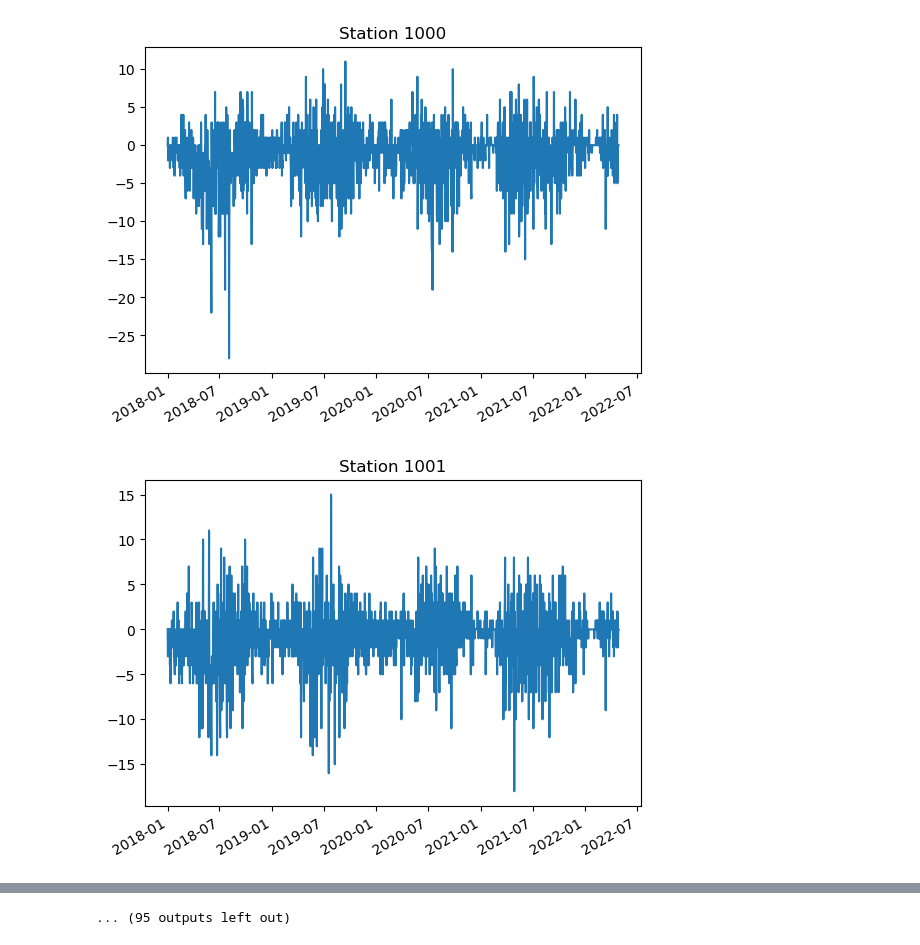
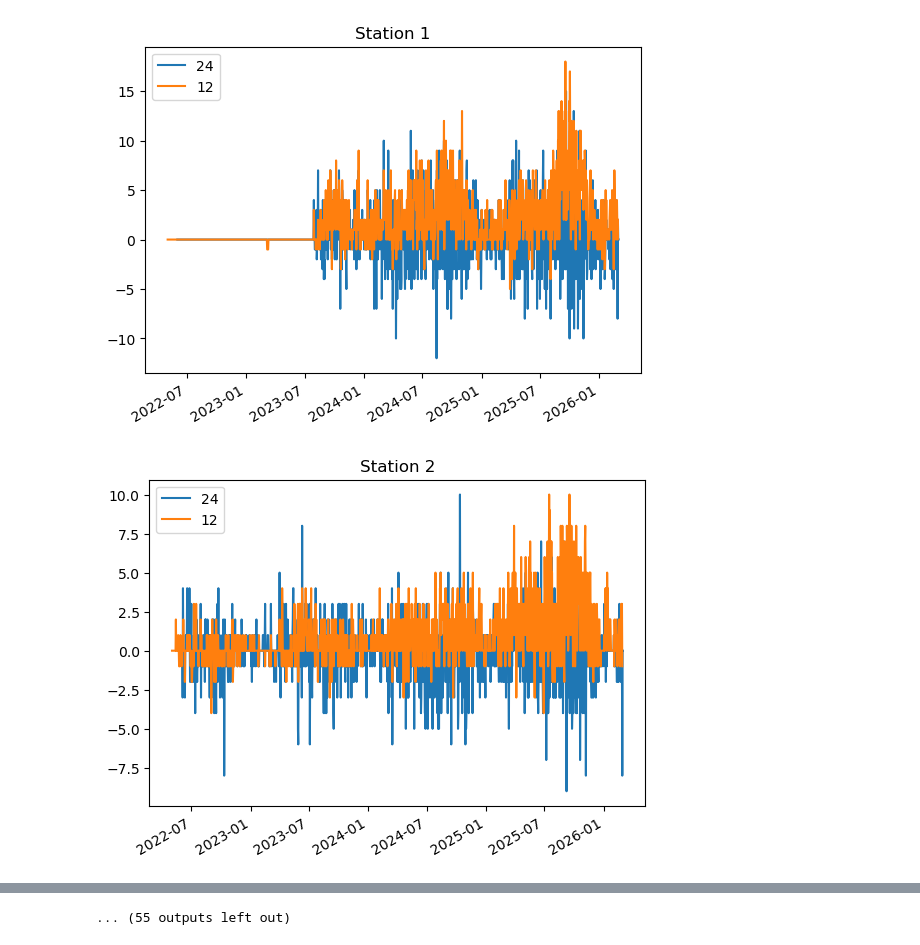
Before and after one commit to saloper/decision-focused-bike-rebalancing, a Jupyter notebook: notebooks/healthy_ride_data.ipynb, the cells around one changed output, grey strips where cells are left out. Drawn from its saved outputs; the diff is of its cells as text; code cells hidden in the pictures.

```diff
--- a/notebooks/healthy_ride_data.ipynb
+++ b/notebooks/healthy_ride_data.ipynb
@@ -5,6 +5,6 @@ import matplotlib.pyplot as plt
 import matplotlib.dates as mdates
 from dfbr.utils.files import get_path, get_config
 # %%
-config = get_config("baseline_healthy_ride.yaml")
+config = get_config("mse_pogoh.yaml")
 df = pd.read_parquet(get_path(config["paths"]["input"]))
 # %%
@@ -29,0 +25,3 @@ print(df)
+# %%
+config = get_config("mse_pogoh_12hr.yaml")
+df_12hr = pd.read_parquet(get_path(config["paths"]["input"]))
@@ -30,11 +43,13 @@ print(df)
 # %%
 for col in df.columns:
     fig, ax = plt.subplots()
-    ax.plot(df.index, df[col])
+    ax.plot(df.index, df[col], label='24')
+    ax.plot(df_12hr.index, df_12hr[col], label='12')
+
     fig.autofmt_xdate()
-
+    plt.legend()
     plt.title(f"Station {col}")
     plt.show()
 # %% [output]
-[figure, old version]
+[figure, new version]
-[figure, old version]
+[figure, new version]
@@ -51 +66 @@ for col in df.columns:
-... (95 outputs left out)
+... (55 outputs left out)
```
Also changed, not shown: parts of 5 cells of this notebook, 38 other files.
